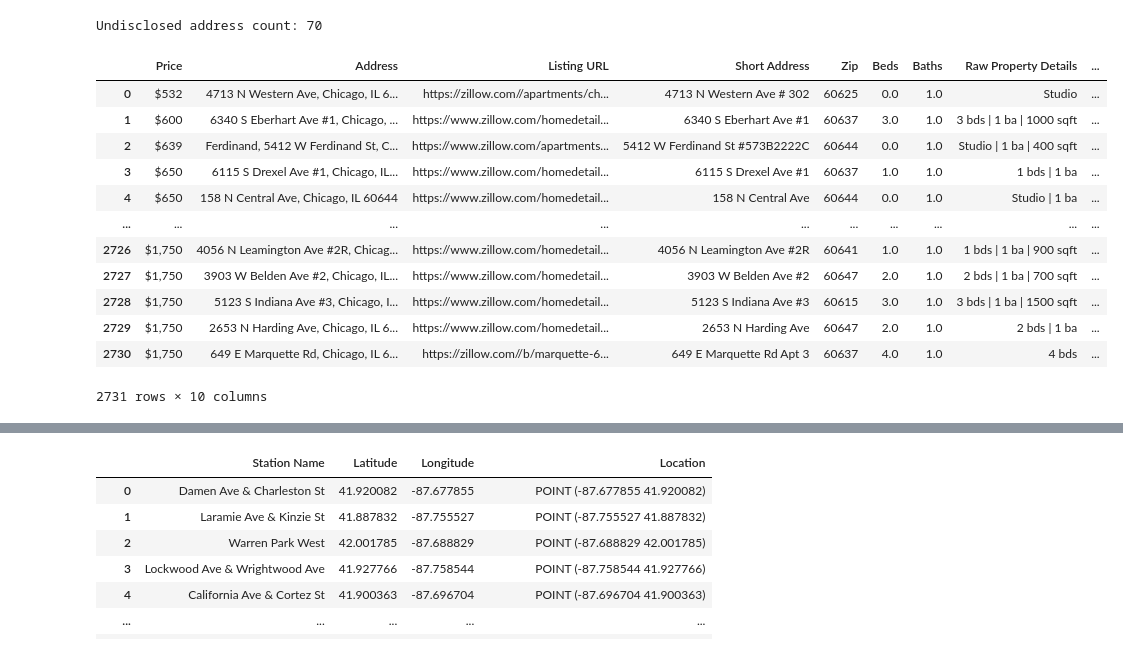
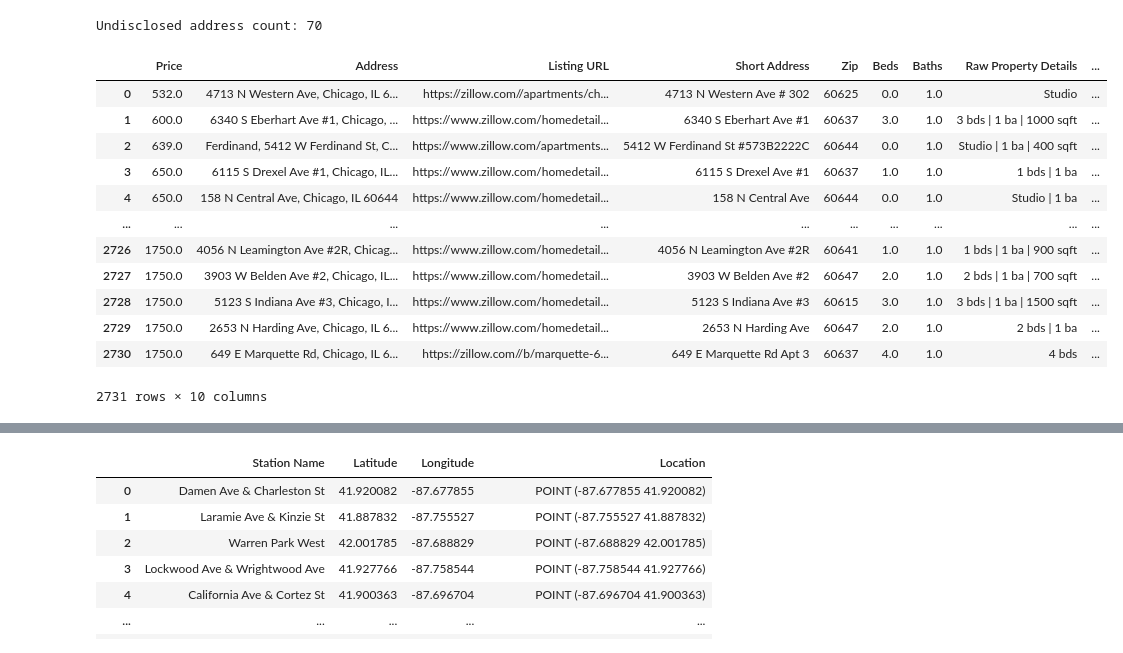
Before and after one commit to cmart71/Student_Housing_Matchmaker, a Jupyter notebook: Progress_Report.ipynb, the cells around one changed output, grey strips where cells are left out. Cells and saved outputs as stored; diff of their text form; code cells hidden in the pictures.

```diff
--- a/Progress_Report.ipynb
+++ b/Progress_Report.ipynb
@@ -70,18 +65,30 @@ Undisclosed address count: 70
 # %%
 # Dropped undisclosed Address from database so left with 2731 rows.
 chicago_rentals_df = chicago_rentals_df[chicago_rentals_df['Short Address'] != '(undisclosed Address)'].reset_index(drop=True)
+
+# Cleaned Price column to show as type int
+chicago_rentals_df['Price'] = (
+    chicago_rentals_df['Price']
+    .str.replace('$', '', regex=False)
+    .str.replace(',', '', regex=False)
+    .str.strip()
+)
+
+chicago_rentals_df['Price'] = pd.to_numeric(chicago_rentals_df['Price'], errors='coerce')
+chicago_rentals_df['Price'] = chicago_rentals_df['Price'].astype(float)
+
 chicago_rentals_df
 # %% [output]
 |  | Price | Address | Listing URL | Short Address | Zip | Beds | Baths | Raw Property Details | ... |
-| 0 | $532 | 4713 N Western Ave, Chicago, IL 6... | https://zillow.com//apartments/ch... | 4713 N Western Ave # 302 | 60625 | 0.0 | 1.0 | Studio | ... |
-| 1 | $600 | 6340 S Eberhart Ave #1, Chicago, ... | https://www.zillow.com/homedetail... | 6340 S Eberhart Ave #1 | 60637 | 3.0 | 1.0 | 3 bds | 1 ba | 1000 sqft | ... |
-| 2 | $639 | Ferdinand, 5412 W Ferdinand St, C... | https://www.zillow.com/apartments... | 5412 W Ferdinand St #573B2222C | 60644 | 0.0 | 1.0 | Studio | 1 ba | 400 sqft | ... |
-| 3 | $650 | 6115 S Drexel Ave #1, Chicago, IL... | https://www.zillow.com/homedetail... | 6115 S Drexel Ave #1 | 60637 | 1.0 | 1.0 | 1 bds | 1 ba | ... |
-| 4 | $650 | 158 N Central Ave, Chicago, IL 60644 | https://www.zillow.com/homedetail... | 158 N Central Ave | 60644 | 0.0 | 1.0 | Studio | 1 ba | ... |
+| 0 | 532.0 | 4713 N Western Ave, Chicago, IL 6... | https://zillow.com//apartments/ch... | 4713 N Western Ave # 302 | 60625 | 0.0 | 1.0 | Studio | ... |
+| 1 | 600.0 | 6340 S Eberhart Ave #1, Chicago, ... | https://www.zillow.com/homedetail... | 6340 S Eberhart Ave #1 | 60637 | 3.0 | 1.0 | 3 bds | 1 ba | 1000 sqft | ... |
+| 2 | 639.0 | Ferdinand, 5412 W Ferdinand St, C... | https://www.zillow.com/apartments... | 5412 W Ferdinand St #573B2222C | 60644 | 0.0 | 1.0 | Studio | 1 ba | 400 sqft | ... |
+| 3 | 650.0 | 6115 S Drexel Ave #1, Chicago, IL... | https://www.zillow.com/homedetail... | 6115 S Drexel Ave #1 | 60637 | 1.0 | 1.0 | 1 bds | 1 ba | ... |
+| 4 | 650.0 | 158 N Central Ave, Chicago, IL 60644 | https://www.zillow.com/homedetail... | 158 N Central Ave | 60644 | 0.0 | 1.0 | Studio | 1 ba | ... |
 | ... | ... | ... | ... | ... | ... | ... | ... | ... | ... |
-| 2726 | $1,750 | 4056 N Leamington Ave #2R, Chicag... | https://www.zillow.com/homedetail... | 4056 N Leamington Ave #2R | 60641 | 1.0 | 1.0 | 1 bds | 1 ba | 900 sqft | ... |
-| 2727 | $1,750 | 3903 W Belden Ave #2, Chicago, IL... | https://www.zillow.com/homedetail... | 3903 W Belden Ave #2 | 60647 | 2.0 | 1.0 | 2 bds | 1 ba | 700 sqft | ... |
-| 2728 | $1,750 | 5123 S Indiana Ave #3, Chicago, I... | https://www.zillow.com/homedetail... | 5123 S Indiana Ave #3 | 60615 | 3.0 | 1.0 | 3 bds | 1 ba | 1500 sqft | ... |
-| 2729 | $1,750 | 2653 N Harding Ave, Chicago, IL 6... | https://www.zillow.com/homedetail... | 2653 N Harding Ave | 60647 | 2.0 | 1.0 | 2 bds | 1 ba | ... |
-| 2730 | $1,750 | 649 E Marquette Rd, Chicago, IL 6... | https://zillow.com//b/marquette-6... | 649 E Marquette Rd Apt 3 | 60637 | 4.0 | 1.0 | 4 bds | ... |
+| 2726 | 1750.0 | 4056 N Leamington Ave #2R, Chicag... | https://www.zillow.com/homedetail... | 4056 N Leamington Ave #2R | 60641 | 1.0 | 1.0 | 1 bds | 1 ba | 900 sqft | ... |
+| 2727 | 1750.0 | 3903 W Belden Ave #2, Chicago, IL... | https://www.zillow.com/homedetail... | 3903 W Belden Ave #2 | 60647 | 2.0 | 1.0 | 2 bds | 1 ba | 700 sqft | ... |
+| 2728 | 1750.0 | 5123 S Indiana Ave #3, Chicago, I... | https://www.zillow.com/homedetail... | 5123 S Indiana Ave #3 | 60615 | 3.0 | 1.0 | 3 bds | 1 ba | 1500 sqft | ... |
+| 2729 | 1750.0 | 2653 N Harding Ave, Chicago, IL 6... | https://www.zillow.com/homedetail... | 2653 N Harding Ave | 60647 | 2.0 | 1.0 | 2 bds | 1 ba | ... |
+| 2730 | 1750.0 | 649 E Marquette Rd, Chicago, IL 6... | https://zillow.com//b/marquette-6... | 649 E Marquette Rd Apt 3 | 60637 | 4.0 | 1.0 | 4 bds | ... |
 2731 rows × 10 columns
```
Also changed, not shown: parts of 11 cells of this notebook.
